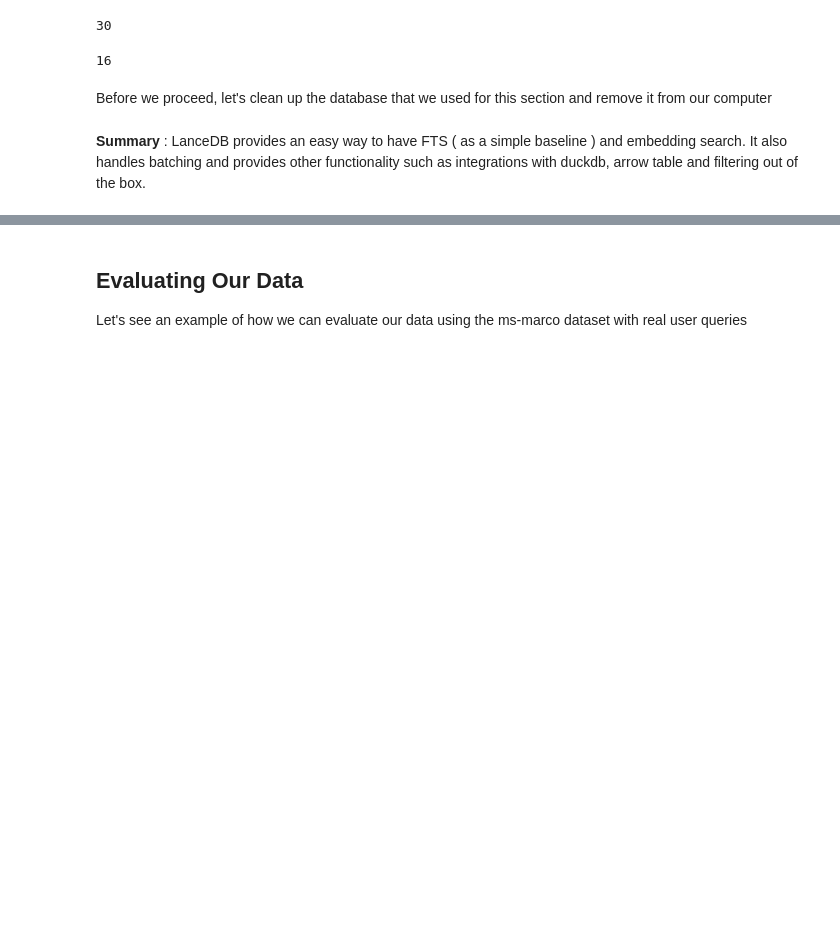
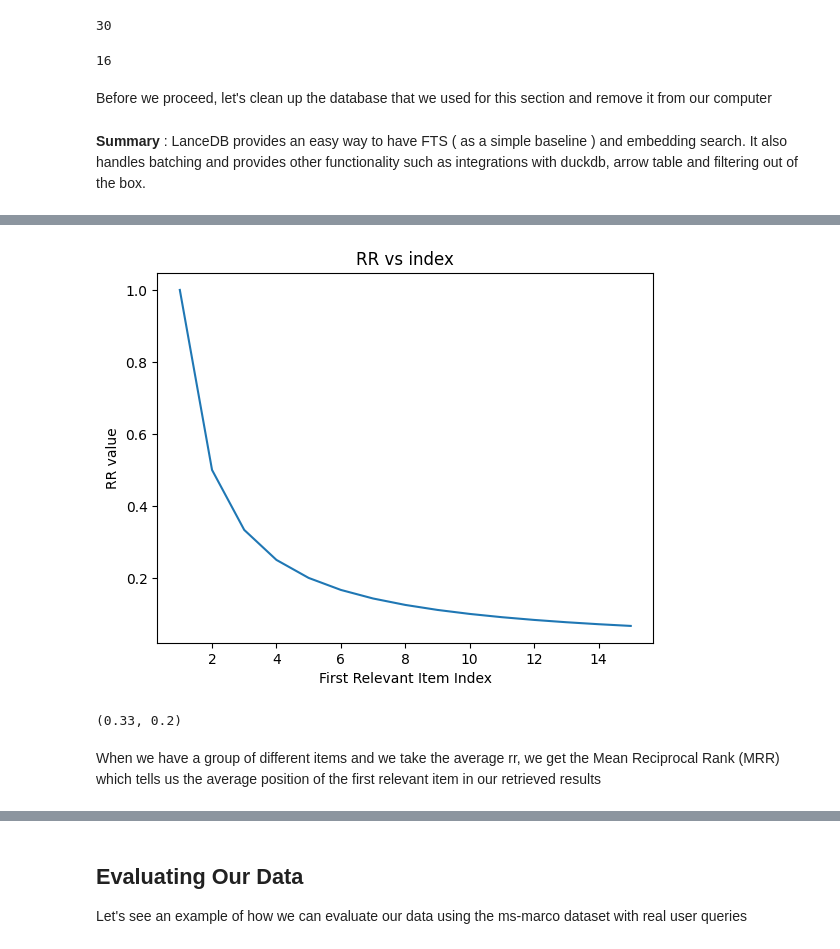
Before and after one commit to ivanleomk/rag-ws, a Jupyter notebook: notebooks/1.Introduction.ipynb, the cells around one changed output, grey strips where cells are left out. Saved outputs shown, nothing was run; the diff lists cells and outputs as text; code cells hidden in the pictures; blank space fills up the shorter version.

```diff
--- a/notebooks/1.Introduction.ipynb
+++ b/notebooks/1.Introduction.ipynb
@@ -349,0 +615,29 @@ Now that we've figured out how our vector db works, let's see how we can evaluat
+# %%
+import matplotlib.pyplot as plt
+import numpy as np
+
+x = np.linspace(1, 15, 15)
+y = 1 / x
+
+plt.plot(x, y)
+plt.xlabel("First Relevant Item Index")
+plt.ylabel("RR value")
+plt.title("RR vs index")
+plt.show()
+# %% [output]
+[figure, added]
+# %%
+def rr_multi(results, labels):
+    return max(
+        [
+            round(1 / (results.index(label) + 1), 2) if label in results else 0
+            for label in labels
+        ]
+    )
+
+
+rr_multi([0, 1, 2, 3, 5], [2, 4]), rr_multi([0, 1, 3, 4, 2], [2, 5])
+# %% [output]
+(0.33, 0.2)
+# %% [markdown]
+When we have a group of different items and we take the average rr, we get the Mean Reciprocal Rank (MRR) which tells us the average position of the first relevant item in our retrieved results
```
Also changed, not shown: parts of 81 cells of this notebook, 48 other files.
